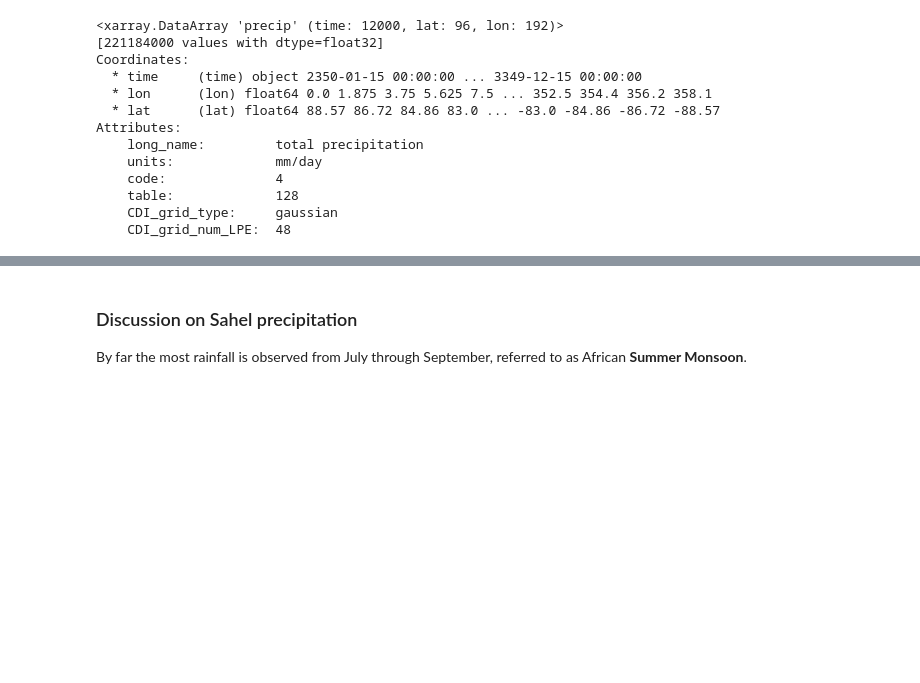
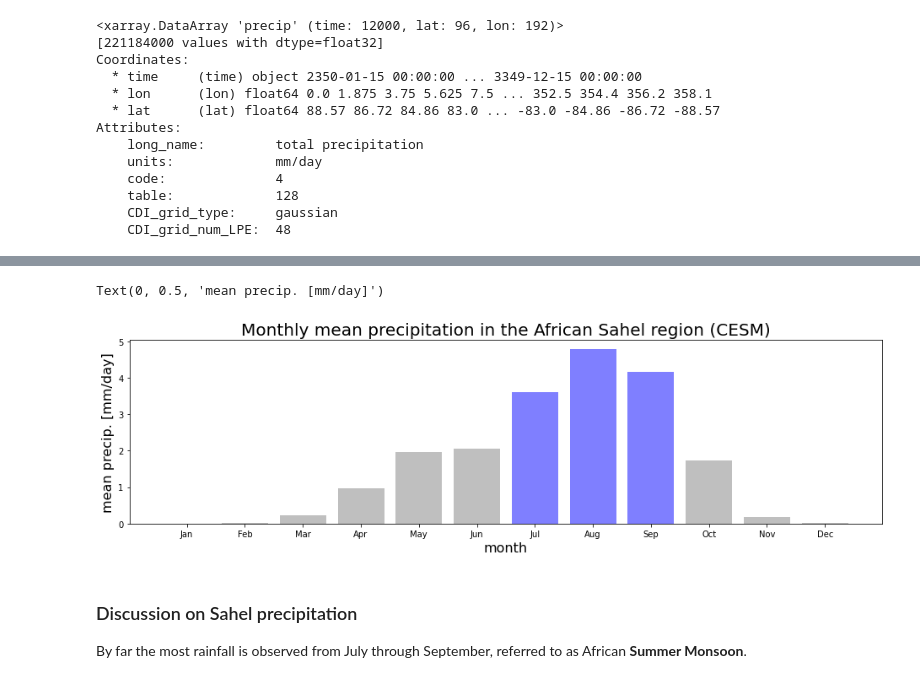
Before and after one commit to MarcoLandtHayen/predict_sahel_rainfall, a Jupyter notebook: notebooks/0c_precipitation_statistics.ipynb, the cells around one changed output, grey strips where cells are left out. Cells and saved outputs as stored; diff of their text form; code cells hidden in the pictures; blank space fills up the shorter version.

```diff
--- a/notebooks/0c_precipitation_statistics.ipynb
+++ b/notebooks/0c_precipitation_statistics.ipynb
@@ -119,3 +122,27 @@ Text(0, 0.5, 'avg. precip. [mm/day]')
+# %%
+# Only CESM data:
+
+# Plot monthly mean precipitation in the African Sahel zone as bar plot.
+# Add +/- one std. dev. as lines.
+fig, ax = plt.subplots(1,1,figsize=[16,4])
+
+ax.set_title('Monthly mean precipitation in the African Sahel region (CESM)', fontsize=20)
+ax.set_ylabel('mean precip. [mm/day]', fontsize=16)
+
+# CESM
+ax.bar(
+    x=months,
+    height=prec_CESM_mean.values,
+    color=color_array,
+    label="CESM",
+    alpha=0.5
+)
+#ax.legend()
+ax.set_xlabel('month', fontsize=16)
+ax.set_ylabel('mean precip. [mm/day]', fontsize=16)
+# %% [output]
+Text(0, 0.5, 'mean precip. [mm/day]')
+[figure, added]
 # %% [markdown]
 ### Discussion on Sahel precipitation
 
```
Also changed, not shown: parts of 2 cells of this notebook, 5 other files.
